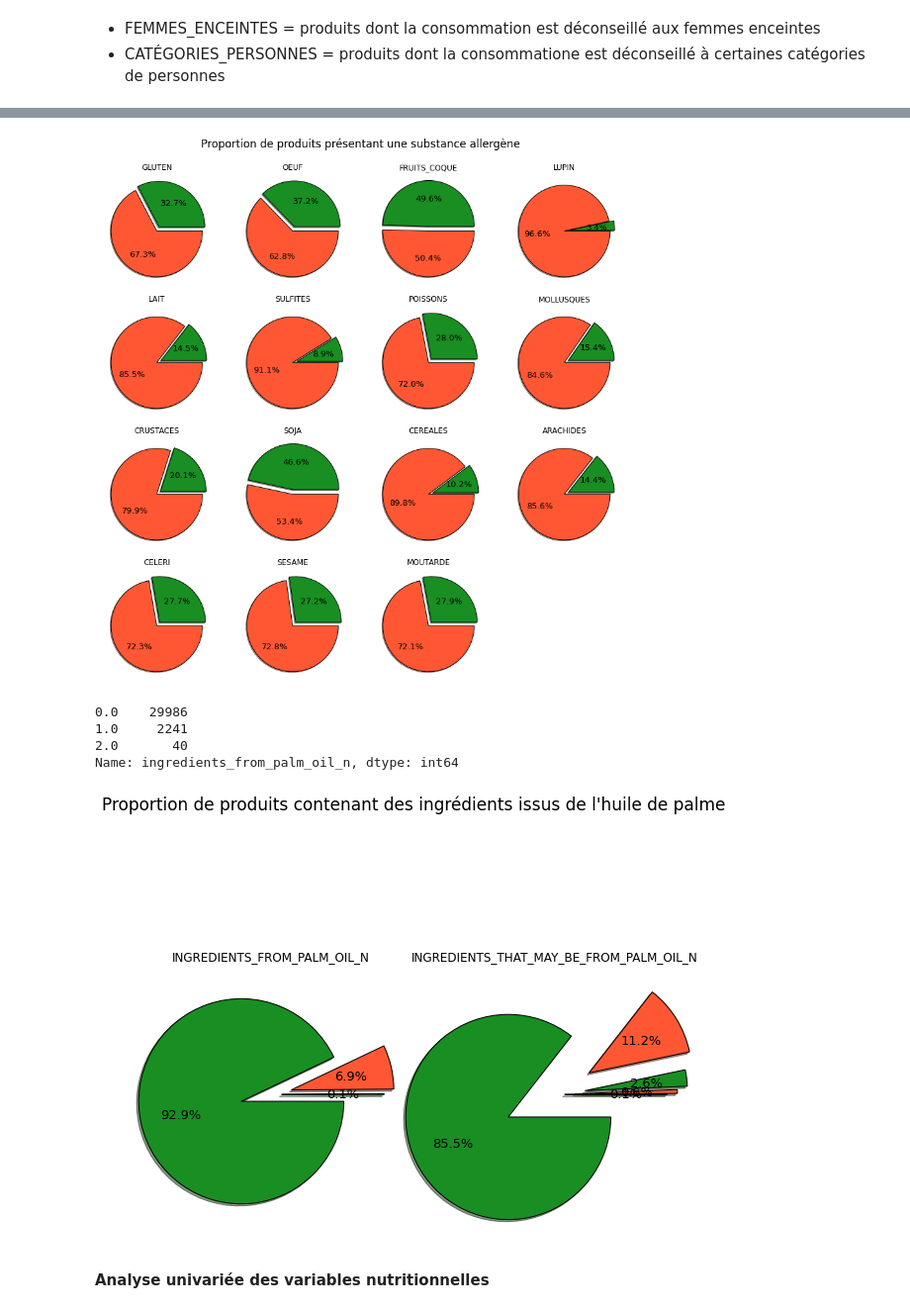
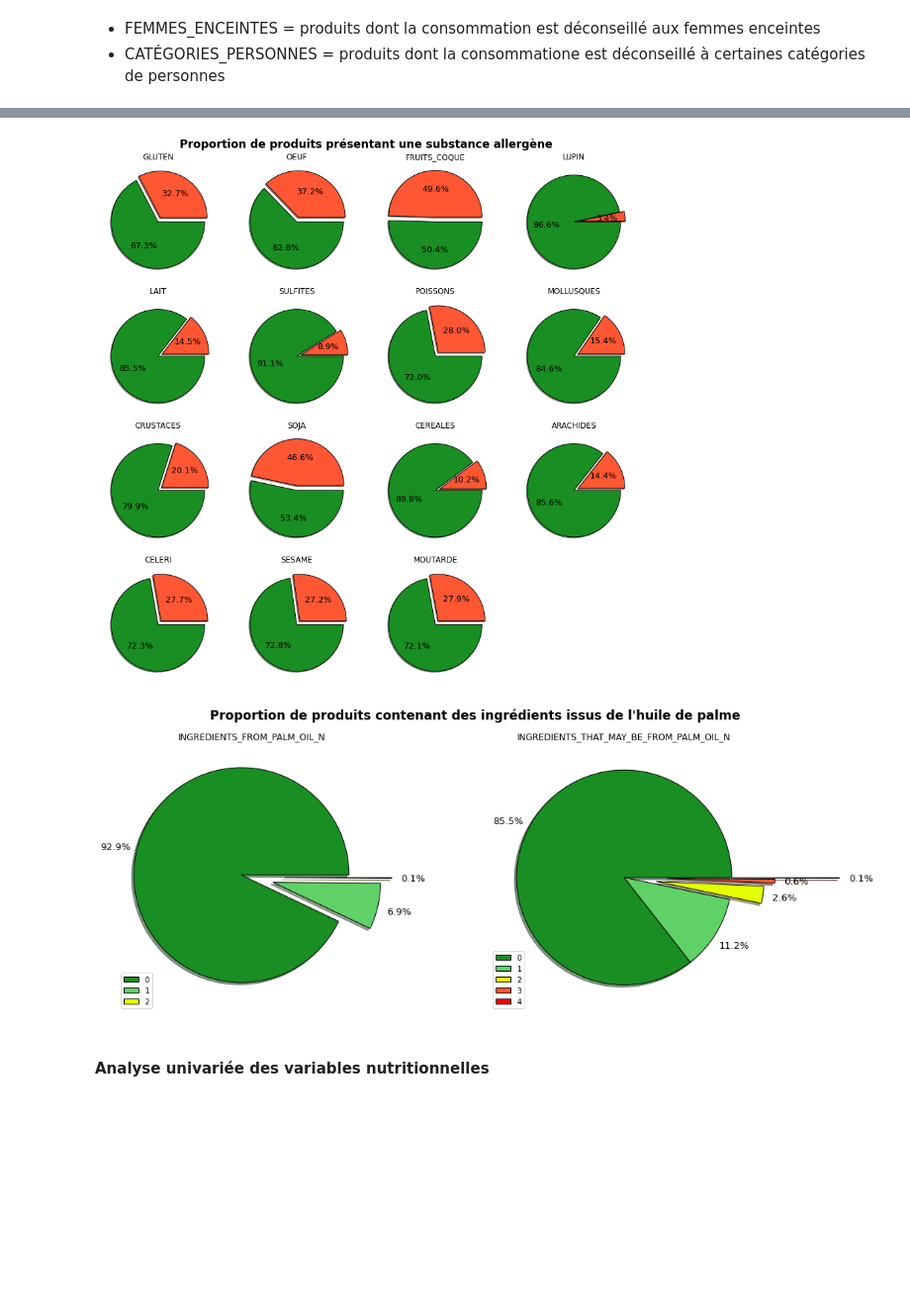
Before and after one commit to jkomb/P2---Application-Sante--Publique, a Jupyter notebook: KOMBEM_Jonathan_1_notebook_exploration_082022.ipynb, the cells around one changed output, grey strips where cells are left out. Shown at 99% size. Saved outputs shown, nothing was run; the diff lists cells and outputs as text; code cells hidden in the pictures; blank space fills up the shorter version.

```diff
--- a/KOMBEM_Jonathan_1_notebook_exploration_082022.ipynb
+++ b/KOMBEM_Jonathan_1_notebook_exploration_082022.ipynb
@@ -47,6 +48,8 @@ import missingno as msno
 #### Chargement du jeu de données préparé
 # %%
 df = pd.read_csv('results\df_prepared.csv', index_col="Unnamed: 0")
+# %%
+df['nutrition_grade_fr'] = df['nutrition_grade_fr'] .str.upper()
 # %% [markdown]
 #### Créations des variables utiles
 # %%
@@ -91,9 +95,9 @@ plt.savefig('img\\Proportion des groupes Nutriscore dans notre jeu de données p
 # %%
 plt.figure(figsize=(12,12))
-plt.suptitle("Proportion d'utilisation des différents matériaux dans les emballages des produits", y=y_title,
-             size=size_title_graph)
+plt.suptitle("Proportion d'utilisation des différents matériaux dans les emballages des produits", size=size_title_graph,
+             va='top', weight='bold')
 for col in cols_pack:
-    plt.subplot(3,4, df.columns.get_loc(col)-df.columns.get_loc(cols_pack)+1)
+    plt.subplot(3,4, cols_pack.index(col)+1)
     plt.pie(x=df[col].value_counts().sort_values(ascending=True),
            colors=['#198e22', '#ff5733'],
            textprops=dict(size=13, color="black"),
@@ -110,9 +114,9 @@ plt.savefig("img\\Proportion d'utilisation des différents matériaux dans les e
 # %%
 plt.figure(figsize=(12,12))
 plt.suptitle("""Proportion de produits appartenant à un label soucieux d'un des aspects écologique, éthique,
-                religieux ou physiologique de sa consommation""", y=y_title, size=size_title_graph)
+                religieux ou physiologique de sa consommation""",size=size_title_graph, va='top', weight='bold')
 for col in cols_labels:
-    plt.subplot(4,4, df.columns.get_loc(col)-df.columns.get_loc(cols_labels[0])+1)
+    plt.subplot(4,4, cols_labels.index(col)+1)
     plt.pie(x=df[col].value_counts().sort_values(ascending=True),
            colors=['#198e22', '#ff5733'],
            textprops=dict(size=13, color="black"),
@@ -139,10 +143,10 @@ plt.savefig("img\Fréquence du nombre d'ingrédients dans les produits.png")
 # %%
 plt.figure(figsize=(12,12))
-plt.suptitle("""Proportion de produits présentant une substance allergène""", y=y_title, size=size_title_graph)
+plt.suptitle("""Proportion de produits présentant une substance allergène""", size=size_title_graph, va='top', weight='bold')
 for col in cols_allergens:
-    plt.subplot(4,4, df.columns.get_loc(col)-df.columns.get_loc(cols_allergens[0])+1)
+    plt.subplot(4,4, cols_allergens.index(col)+1)
     plt.pie(x=df[col].value_counts().sort_values(ascending=True),
-           colors=['#198e22', '#ff5733'],
+           colors=['#ff5733', '#198e22'],
            textprops=dict(size=13, color="black"),
            explode=[0.1,0],
            autopct='%1.1f%%',
@@ -153,33 +157,33 @@ for col in cols_allergens:
 plt.tight_layout()
 plt.savefig("img\\Proportion de produits présentant une substance allergène.png")
 # %% [output]
-[figure, old version]
+[figure, new version]
-# %%
-df[cols_palm[0]].value_counts()
-# %% [output]
-0.0    29986
-1.0     2241
-2.0       40
-Name: ingredients_from_palm_oil_n, dtype: int64
 # %%
-plt.figure(figsize=(8,8))
-plt.suptitle("""Proportion de produits contenant des ingrédients issus de l'huile de palme""", y=y_title, size=size_title_graph)
-explode = [[0.1,0.2,0.3],[0.1,0.2,0.3,0.4,0.5]]
+plt.figure(figsize=(16,6))
+plt.suptitle("""Proportion de produits contenant des ingrédients issus de l'huile de palme""", size=size_title_graph,
+             va='top', weight='bold')
+explode = [[0.1,0.2,0.3],[0,0,0.3,0.4,1]]
+dict_colors_palm={0.0:'#198e22', 1.0:'#5fd167', 2.0:'#e4ff00', 3.0:'#ff5733', 4.0:'#ff0000'}
+ax=dict()
 for col in cols_palm:
-    plt.subplot(1,2, df.columns.get_loc(col)-df.columns.get_loc(cols_palm[0])+1)
-    plt.pie(x=df[col].value_counts().sort_values(ascending=True),
-           colors=['#198e22', '#ff5733'],
-           textprops=dict(size=13, color="black"),
-           explode=explode[df.columns.get_loc(col)-df.columns.get_loc(cols_palm[0])],
-           autopct='%1.1f%%',
-           shadow=True,
-           wedgeprops=wedge_properties);
+    labels=df[col].dropna().astype(int).value_counts().sort_values(ascending=False).index
+    plt.subplot(1,2, cols_palm.index(col)+1)
+    plt.pie(x=df[col].value_counts().sort_values(ascending=False),
+            colors=[dict_colors_palm[key] for key in df[col].value_counts().sort_values(ascending=False).index],
+            textprops=dict(size=13, color="black"),
+            explode=explode[df.columns.get_loc(col)-df.columns.get_loc(cols_palm[0])],
+            autopct='%1.1f%%',
+            shadow=True,
+            wedgeprops=wedge_properties,
+            pctdistance=1.2
+            )
     plt.title(col.upper())
+    plt.legend(labels, loc='lower left')
 
 plt.tight_layout()
 plt.savefig("img\\Proportion de produits contenant des ingrédients issus de l'huile de palme.png")
 # %% [output]
-[figure, old version]
+[figure, new version]
 # %% [markdown]
 #### Analyse univariée des variables nutritionnelles
 # %% [markdown]
```
Also changed, not shown: parts of 26 cells of this notebook, 18 other files.
